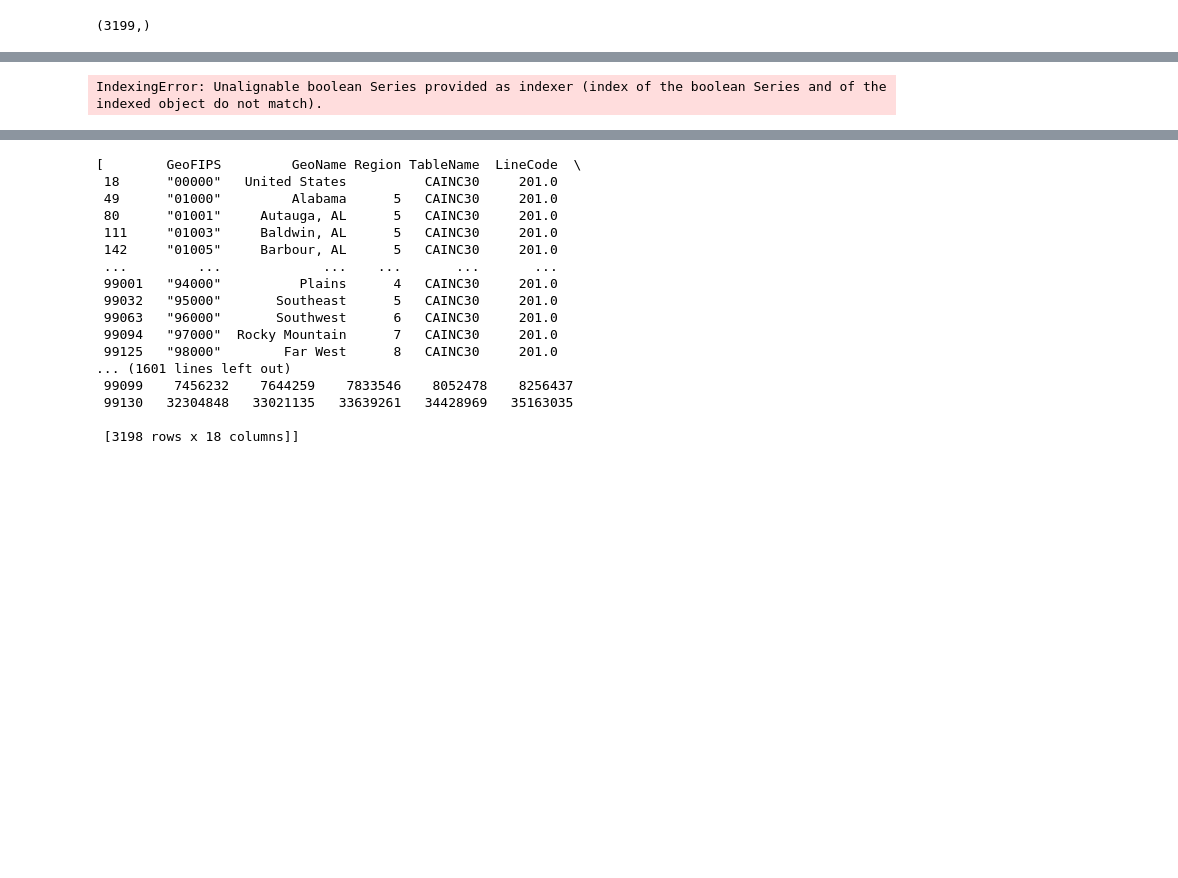
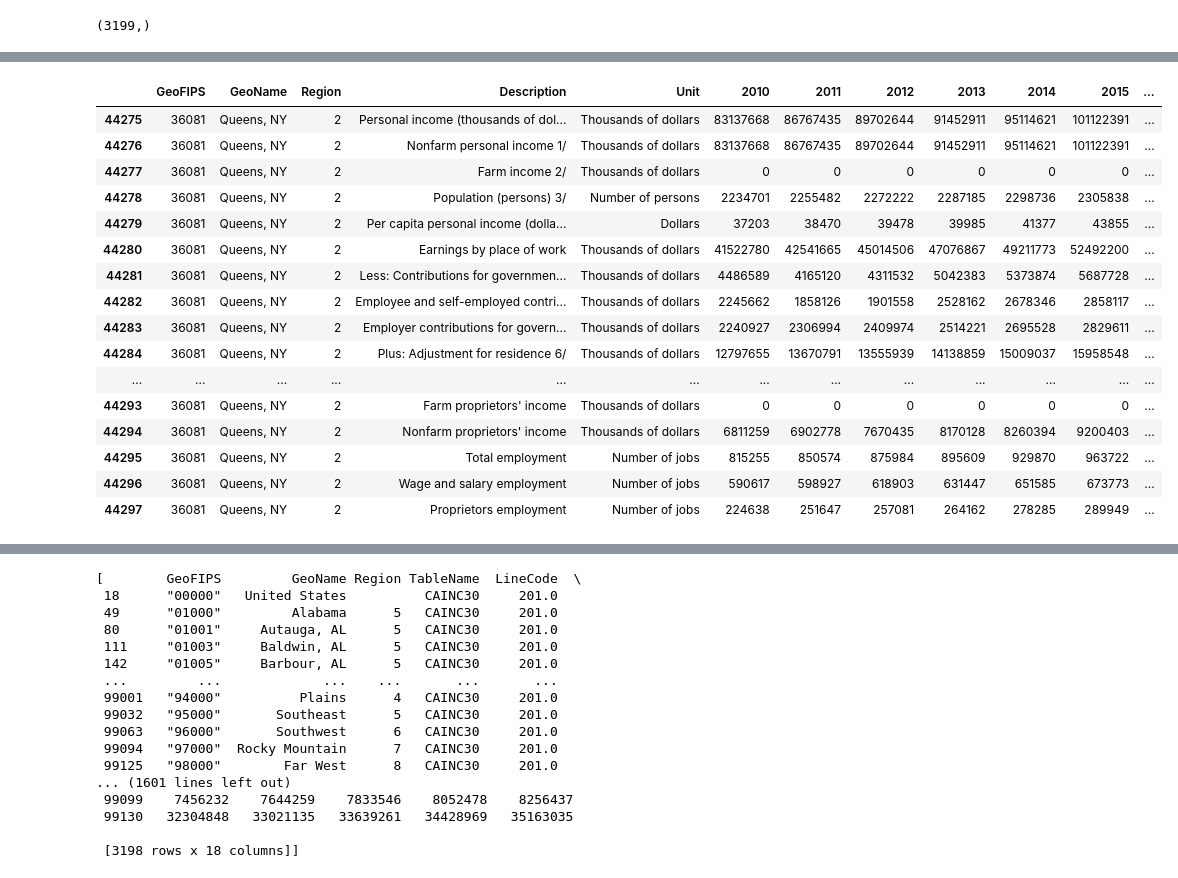
Before and after one commit to Kneck12/zillow-price-index-pred, a Jupyter notebook: Oren/01_First_EDA.ipynb, the cells around one changed output, grey strips where cells are left out. Drawn from its saved outputs; the diff is of its cells as text; code cells hidden in the pictures; blank space fills up the shorter version.

```diff
--- a/Oren/01_First_EDA.ipynb
+++ b/Oren/01_First_EDA.ipynb
@@ -114,0 +131,2 @@ econ_zip_df = econ_zip_df.drop(econ_zip_df.index[99138:99142])
+# %%
+income_zip_df.drop(income_zip_df.index[0:23], inplace=True)
@@ -145,4 +212,20 @@ DataFrameDict['Personal income (thousands of dollars)']
 # %%
-econ_zip_df[DataFrameDict['Personal income (thousands of dollars)']['GeoFIPS'] == 601]
+income_zip_df[income_zip_df.GeoName == 'Queens, NY']
 # %% [output]
-IndexingError: Unalignable boolean Series provided as indexer (index of the boolean Series and of the indexed object do not match).
+|  | GeoFIPS | GeoName | Region | Description | Unit | 2010 | 2011 | 2012 | 2013 | 2014 | 2015 | ... |
+| 44275 | 36081 | Queens, NY | 2 | Personal income (thousands of dol... | Thousands of dollars | 83137668 | 86767435 | 89702644 | 91452911 | 95114621 | 101122391 | ... |
+| 44276 | 36081 | Queens, NY | 2 | Nonfarm personal income 1/ | Thousands of dollars | 83137668 | 86767435 | 89702644 | 91452911 | 95114621 | 101122391 | ... |
+| 44277 | 36081 | Queens, NY | 2 | Farm income 2/ | Thousands of dollars | 0 | 0 | 0 | 0 | 0 | 0 | ... |
+| 44278 | 36081 | Queens, NY | 2 | Population (persons) 3/ | Number of persons | 2234701 | 2255482 | 2272222 | 2287185 | 2298736 | 2305838 | ... |
+| 44279 | 36081 | Queens, NY | 2 | Per capita personal income (dolla... | Dollars | 37203 | 38470 | 39478 | 39985 | 41377 | 43855 | ... |
+| 44280 | 36081 | Queens, NY | 2 | Earnings by place of work | Thousands of dollars | 41522780 | 42541665 | 45014506 | 47076867 | 49211773 | 52492200 | ... |
+| 44281 | 36081 | Queens, NY | 2 | Less: Contributions for governmen... | Thousands of dollars | 4486589 | 4165120 | 4311532 | 5042383 | 5373874 | 5687728 | ... |
+| 44282 | 36081 | Queens, NY | 2 | Employee and self-employed contri... | Thousands of dollars | 2245662 | 1858126 | 1901558 | 2528162 | 2678346 | 2858117 | ... |
+| 44283 | 36081 | Queens, NY | 2 | Employer contributions for govern... | Thousands of dollars | 2240927 | 2306994 | 2409974 | 2514221 | 2695528 | 2829611 | ... |
+| 44284 | 36081 | Queens, NY | 2 | Plus: Adjustment for residence 6/ | Thousands of dollars | 12797655 | 13670791 | 13555939 | 14138859 | 15009037 | 15958548 | ... |
+| ... | ... | ... | ... | ... | ... | ... | ... | ... | ... | ... | ... | ... |
+| 44293 | 36081 | Queens, NY | 2 | Farm proprietors' income | Thousands of dollars | 0 | 0 | 0 | 0 | 0 | 0 | ... |
+| 44294 | 36081 | Queens, NY | 2 | Nonfarm proprietors' income | Thousands of dollars | 6811259 | 6902778 | 7670435 | 8170128 | 8260394 | 9200403 | ... |
+| 44295 | 36081 | Queens, NY | 2 | Total employment | Number of jobs | 815255 | 850574 | 875984 | 895609 | 929870 | 963722 | ... |
+| 44296 | 36081 | Queens, NY | 2 | Wage and salary employment | Number of jobs | 590617 | 598927 | 618903 | 631447 | 651585 | 673773 | ... |
+| 44297 | 36081 | Queens, NY | 2 | Proprietors employment | Number of jobs | 224638 | 251647 | 257081 | 264162 | 278285 | 289949 | ... |
```
Also changed, not shown: parts of 36 cells of this notebook, 2 other files.
